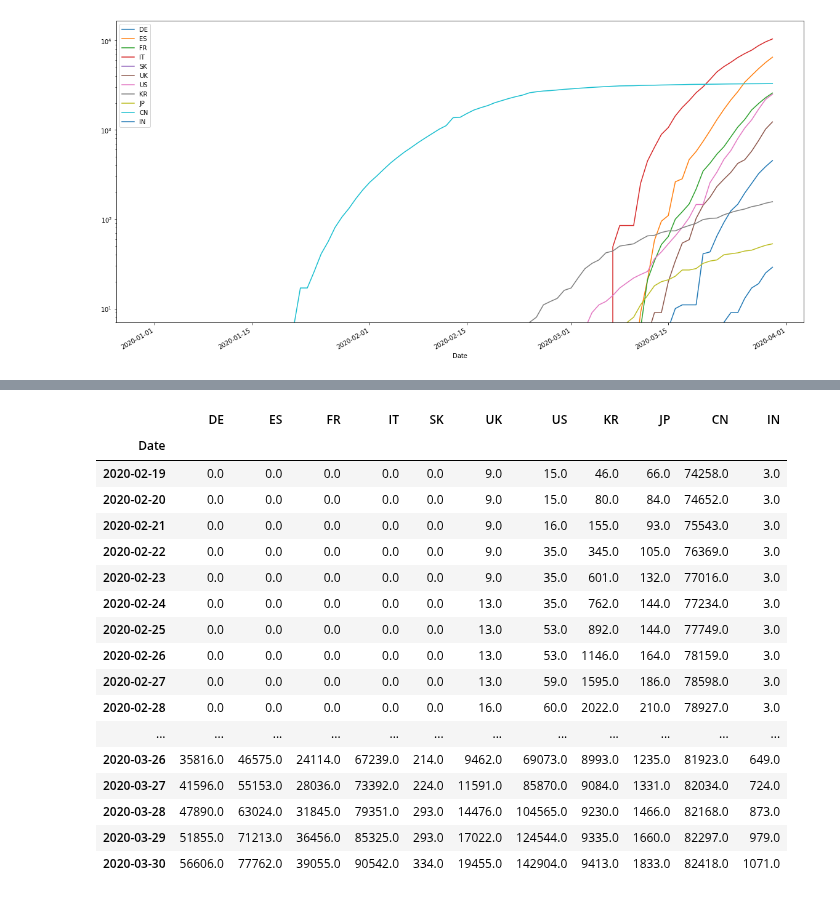
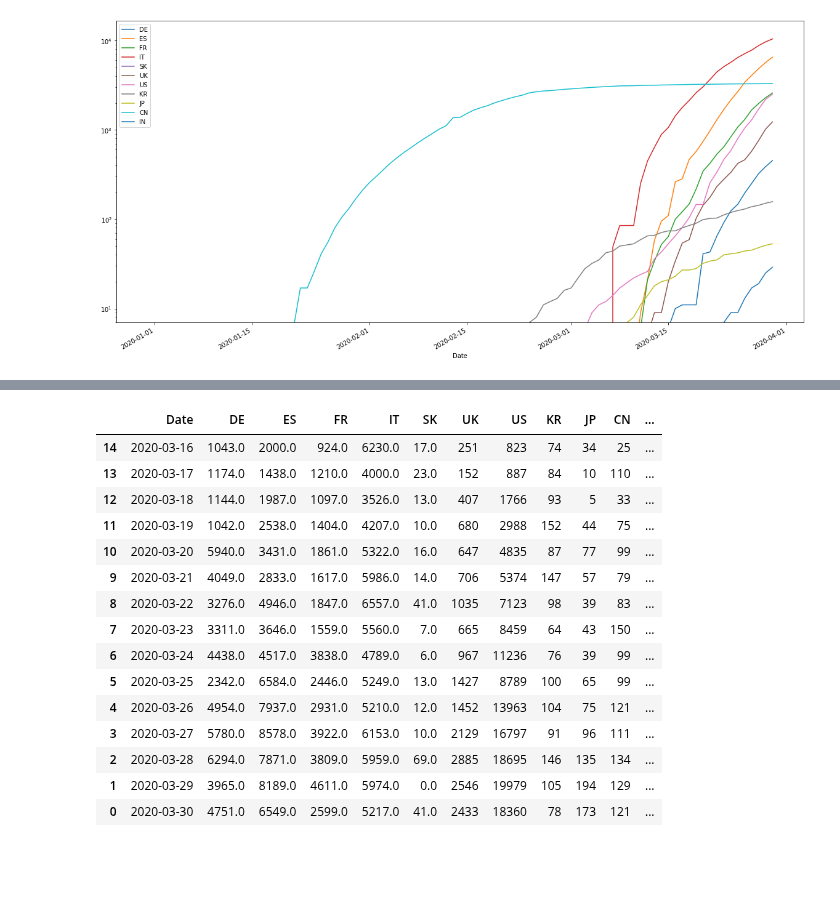
Before and after one commit to mpetersen/corona-analysis, a Jupyter notebook: jupyter/work/Corona.ipynb, the cells around one changed output, grey strips where cells are left out. Saved outputs shown, nothing was run; the diff lists cells and outputs as text; code cells hidden in the pictures; blank space fills up the shorter version.

```diff
--- a/jupyter/work/Corona.ipynb
+++ b/jupyter/work/Corona.ipynb
@@ -74,21 +58,19 @@ cases[20:]
-# %%
-sumCases[50:]
-# %% [output]
-|  | DE | ES | FR | IT | SK | UK | US | KR | JP | CN | IN |
-| Date |  |  |  |  |  |  |  |  |  |  |  |
-| 2020-02-19 | 0.0 | 0.0 | 0.0 | 0.0 | 0.0 | 9.0 | 15.0 | 46.0 | 66.0 | 74258.0 | 3.0 |
-| 2020-02-20 | 0.0 | 0.0 | 0.0 | 0.0 | 0.0 | 9.0 | 15.0 | 80.0 | 84.0 | 74652.0 | 3.0 |
-| 2020-02-21 | 0.0 | 0.0 | 0.0 | 0.0 | 0.0 | 9.0 | 16.0 | 155.0 | 93.0 | 75543.0 | 3.0 |
-| 2020-02-22 | 0.0 | 0.0 | 0.0 | 0.0 | 0.0 | 9.0 | 35.0 | 345.0 | 105.0 | 76369.0 | 3.0 |
-| 2020-02-23 | 0.0 | 0.0 | 0.0 | 0.0 | 0.0 | 9.0 | 35.0 | 601.0 | 132.0 | 77016.0 | 3.0 |
-| 2020-02-24 | 0.0 | 0.0 | 0.0 | 0.0 | 0.0 | 13.0 | 35.0 | 762.0 | 144.0 | 77234.0 | 3.0 |
-| 2020-02-25 | 0.0 | 0.0 | 0.0 | 0.0 | 0.0 | 13.0 | 53.0 | 892.0 | 144.0 | 77749.0 | 3.0 |
-| 2020-02-26 | 0.0 | 0.0 | 0.0 | 0.0 | 0.0 | 13.0 | 53.0 | 1146.0 | 164.0 | 78159.0 | 3.0 |
-| 2020-02-27 | 0.0 | 0.0 | 0.0 | 0.0 | 0.0 | 13.0 | 59.0 | 1595.0 | 186.0 | 78598.0 | 3.0 |
-| 2020-02-28 | 0.0 | 0.0 | 0.0 | 0.0 | 0.0 | 16.0 | 60.0 | 2022.0 | 210.0 | 78927.0 | 3.0 |
-| ... | ... | ... | ... | ... | ... | ... | ... | ... | ... | ... | ... |
-| 2020-03-26 | 35816.0 | 46575.0 | 24114.0 | 67239.0 | 214.0 | 9462.0 | 69073.0 | 8993.0 | 1235.0 | 81923.0 | 649.0 |
-| 2020-03-27 | 41596.0 | 55153.0 | 28036.0 | 73392.0 | 224.0 | 11591.0 | 85870.0 | 9084.0 | 1331.0 | 82034.0 | 724.0 |
-| 2020-03-28 | 47890.0 | 63024.0 | 31845.0 | 79351.0 | 293.0 | 14476.0 | 104565.0 | 9230.0 | 1466.0 | 82168.0 | 873.0 |
-| 2020-03-29 | 51855.0 | 71213.0 | 36456.0 | 85325.0 | 293.0 | 17022.0 | 124544.0 | 9335.0 | 1660.0 | 82297.0 | 979.0 |
-| 2020-03-30 | 56606.0 | 77762.0 | 39055.0 | 90542.0 | 334.0 | 19455.0 | 142904.0 | 9413.0 | 1833.0 | 82418.0 | 1071.0 |
+# %%
+cases.tail(15)
+# %% [output]
+|  | Date | DE | ES | FR | IT | SK | UK | US | KR | JP | CN | ... |
+| 14 | 2020-03-16 | 1043.0 | 2000.0 | 924.0 | 6230.0 | 17.0 | 251 | 823 | 74 | 34 | 25 | ... |
+| 13 | 2020-03-17 | 1174.0 | 1438.0 | 1210.0 | 4000.0 | 23.0 | 152 | 887 | 84 | 10 | 110 | ... |
+| 12 | 2020-03-18 | 1144.0 | 1987.0 | 1097.0 | 3526.0 | 13.0 | 407 | 1766 | 93 | 5 | 33 | ... |
+| 11 | 2020-03-19 | 1042.0 | 2538.0 | 1404.0 | 4207.0 | 10.0 | 680 | 2988 | 152 | 44 | 75 | ... |
+| 10 | 2020-03-20 | 5940.0 | 3431.0 | 1861.0 | 5322.0 | 16.0 | 647 | 4835 | 87 | 77 | 99 | ... |
+| 9 | 2020-03-21 | 4049.0 | 2833.0 | 1617.0 | 5986.0 | 14.0 | 706 | 5374 | 147 | 57 | 79 | ... |
+| 8 | 2020-03-22 | 3276.0 | 4946.0 | 1847.0 | 6557.0 | 41.0 | 1035 | 7123 | 98 | 39 | 83 | ... |
+| 7 | 2020-03-23 | 3311.0 | 3646.0 | 1559.0 | 5560.0 | 7.0 | 665 | 8459 | 64 | 43 | 150 | ... |
+| 6 | 2020-03-24 | 4438.0 | 4517.0 | 3838.0 | 4789.0 | 6.0 | 967 | 11236 | 76 | 39 | 99 | ... |
+| 5 | 2020-03-25 | 2342.0 | 6584.0 | 2446.0 | 5249.0 | 13.0 | 1427 | 8789 | 100 | 65 | 99 | ... |
+| 4 | 2020-03-26 | 4954.0 | 7937.0 | 2931.0 | 5210.0 | 12.0 | 1452 | 13963 | 104 | 75 | 121 | ... |
+| 3 | 2020-03-27 | 5780.0 | 8578.0 | 3922.0 | 6153.0 | 10.0 | 2129 | 16797 | 91 | 96 | 111 | ... |
+| 2 | 2020-03-28 | 6294.0 | 7871.0 | 3809.0 | 5959.0 | 69.0 | 2885 | 18695 | 146 | 135 | 134 | ... |
+| 1 | 2020-03-29 | 3965.0 | 8189.0 | 4611.0 | 5974.0 | 0.0 | 2546 | 19979 | 105 | 194 | 129 | ... |
+| 0 | 2020-03-30 | 4751.0 | 6549.0 | 2599.0 | 5217.0 | 41.0 | 2433 | 18360 | 78 | 173 | 121 | ... |
```
Also changed, not shown: parts of 4 cells of this notebook.
